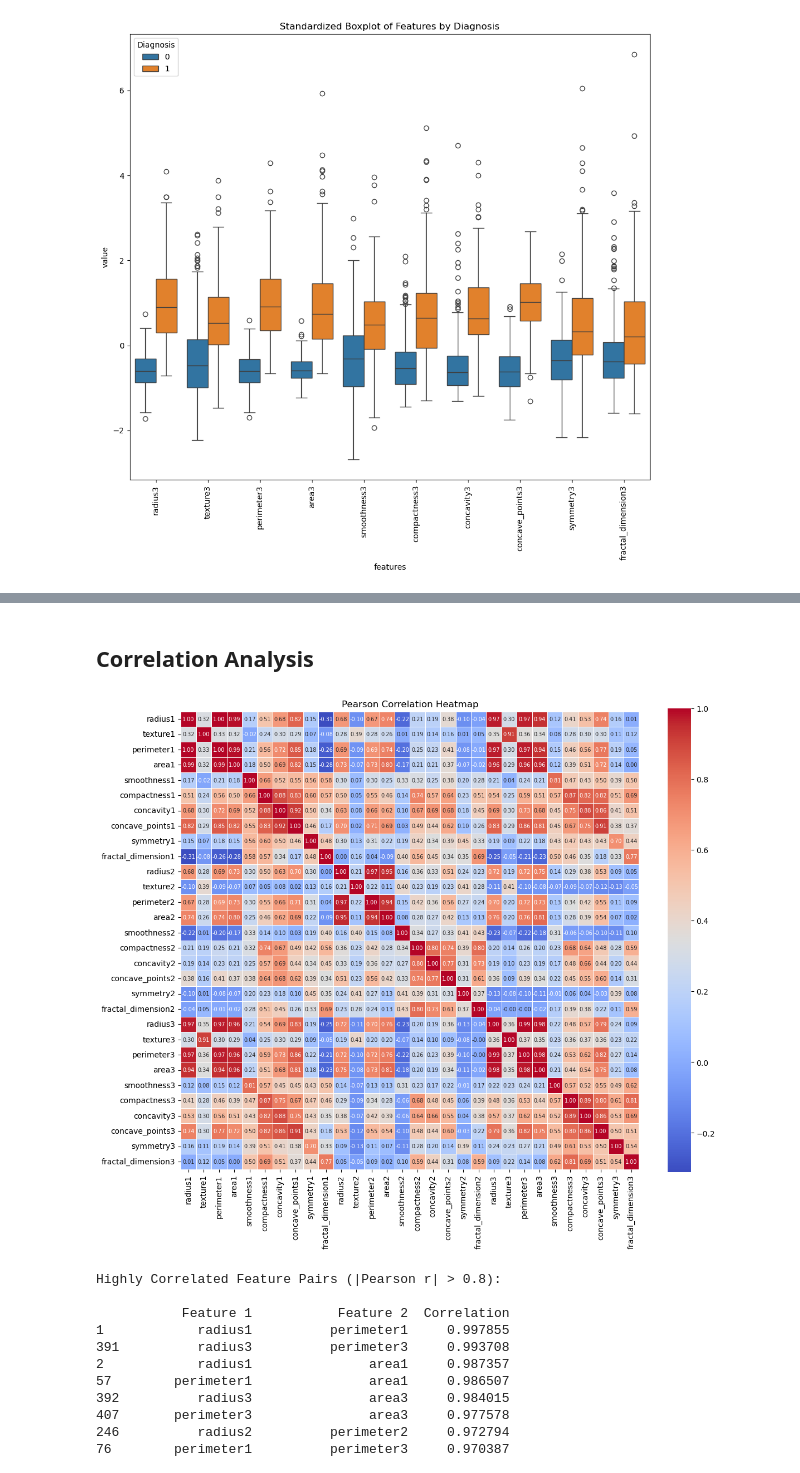
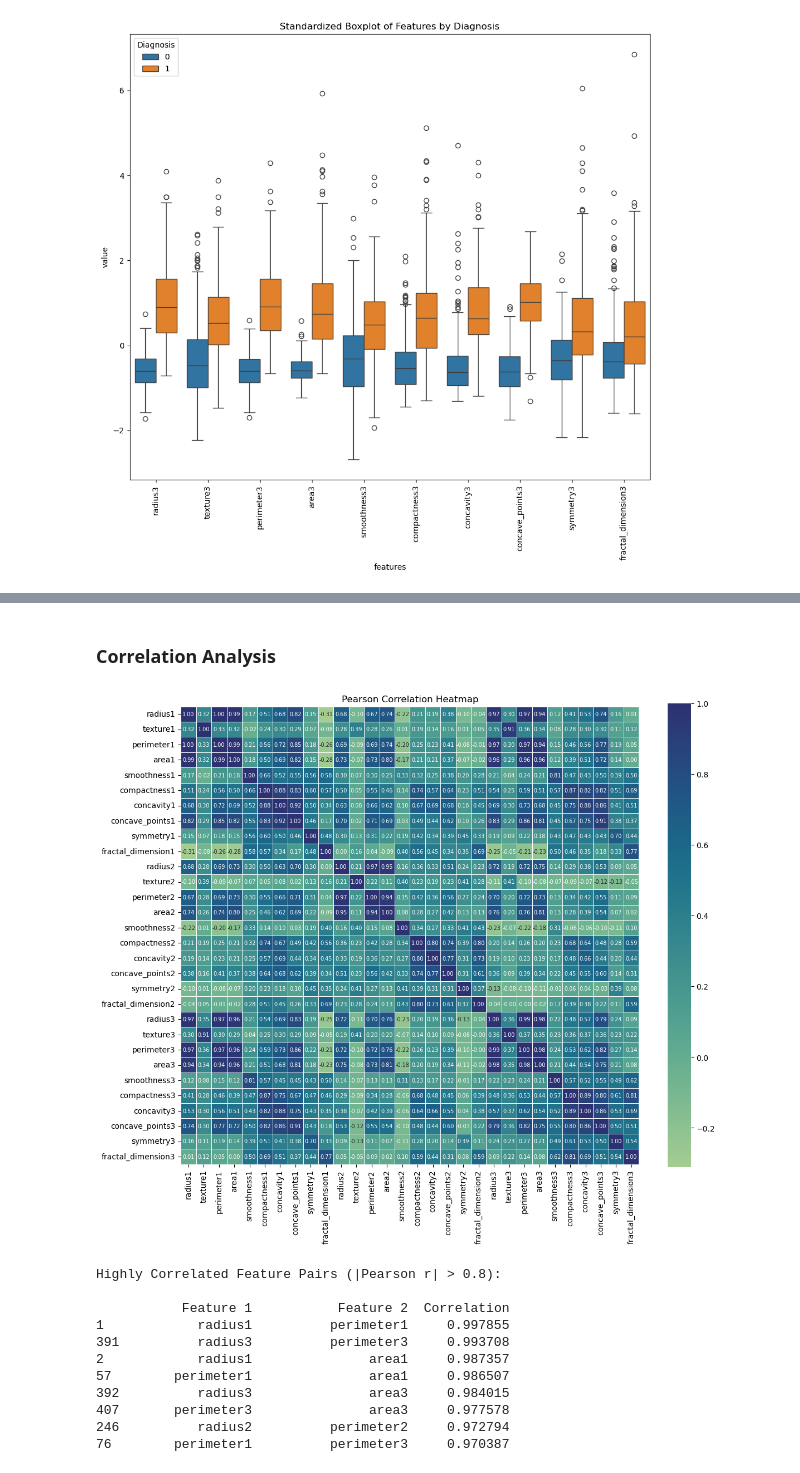
Before and after one commit to surajnihal/breast-cancer-analysis, a Jupyter notebook: eda.ipynb, the cells around one changed output, grey strips where cells are left out. Cells and saved outputs as stored; diff of their text form; code cells hidden in the pictures.

```diff
--- a/eda.ipynb
+++ b/eda.ipynb
@@ -278,31 +249,31 @@ Descriptive Statistics:
 # %% [markdown]
-## Correlation Analysis
+### **Correlation Analysis**
 # %%
 # Keep only numeric columns
 df_numeric = df.select_dtypes(include=[np.number])
 
 # Compute Pearson correlation matrix
 corr_matrix = df_numeric.corr(method='pearson')
 
 # Extract upper triangle (without self-correlations)
 upper = corr_matrix.where(np.triu(np.ones(corr_matrix.shape), k=1).astype(bool))
 
 # Flatten and filter for strong correlations
 high_corr_pairs = (
     upper.stack()
     .reset_index()
     .rename(columns={0: 'Correlation', 'level_0': 'Feature 1', 'level_1': 'Feature 2'})
 )
 
 #  Plot the annotated heatmap
 plt.figure(figsize=(12, 10))  # standard size
-sns.heatmap(corr_matrix, cmap='coolwarm', linewidths=0.5, square=True,
+sns.heatmap(corr_matrix, cmap='crest', linewidths=0.5, square=True,
             annot=True, fmt='.2f', annot_kws={"size": 7})
 plt.title('Pearson Correlation Heatmap')
 plt.tight_layout()
 plt.show()
 # %% [output]
-[figure, old version]
+[figure, new version]
 # %%
 # Filter for high correlation values
 threshold = 0.8
```
Also changed, not shown: parts of 50 cells of this notebook.
